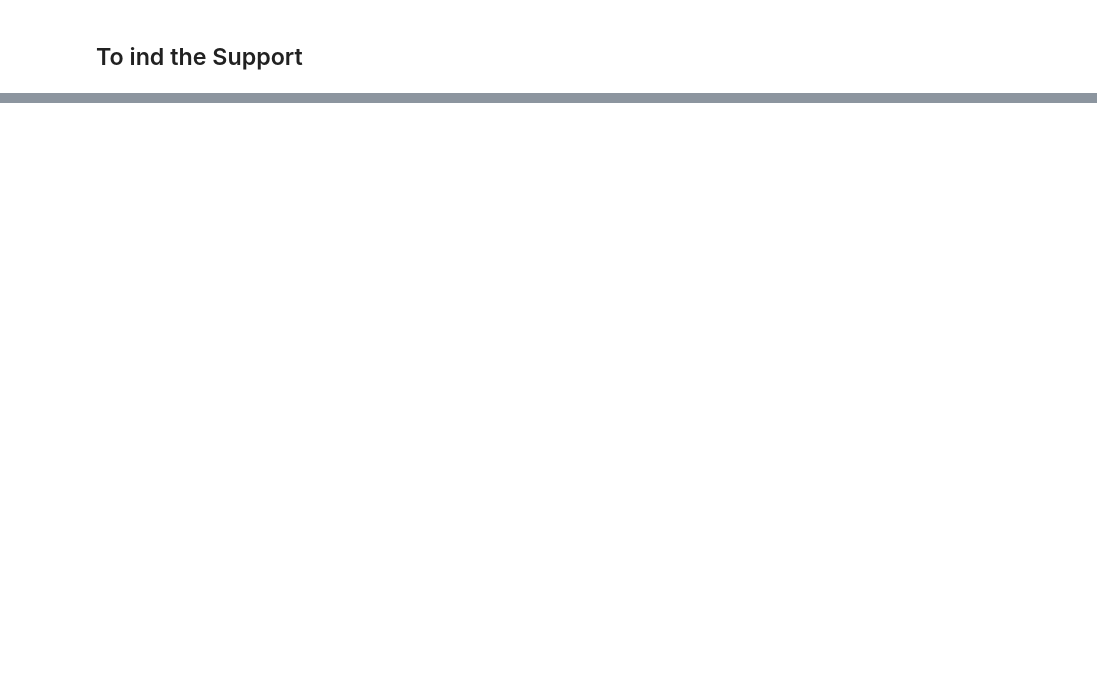
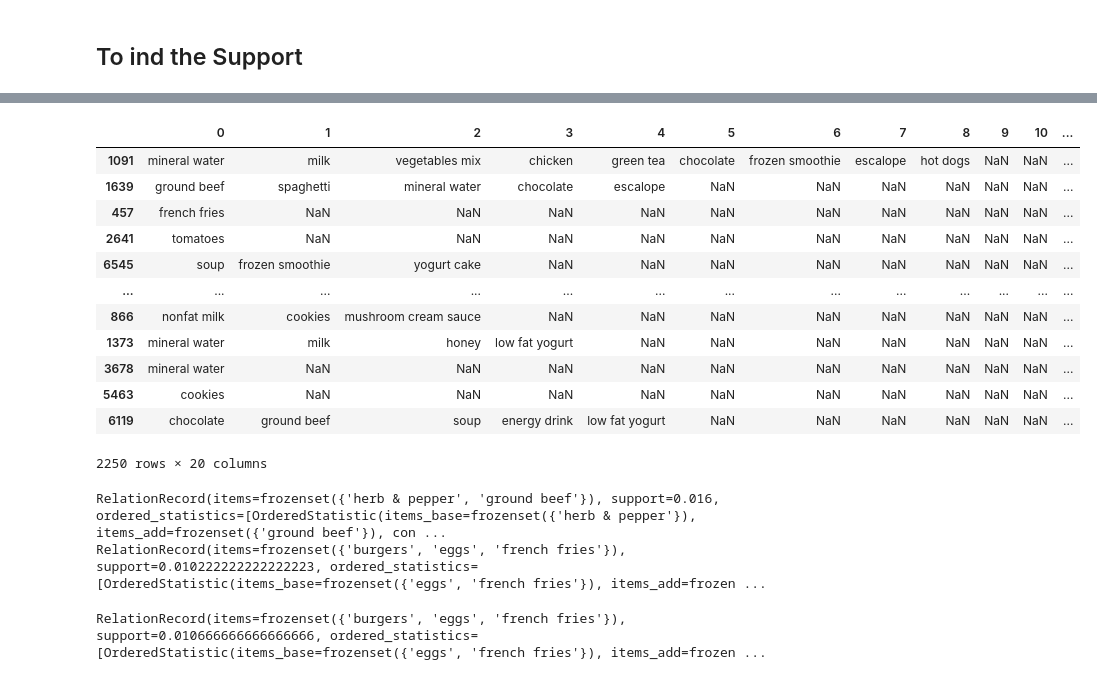
Before and after one commit to avadhdobariya601/AprioriAdvancement, a Jupyter notebook: Untitled1.ipynb, the cells around one changed output, grey strips where cells are left out. Cells and saved outputs as stored; diff of their text form; code cells hidden in the pictures; blank space fills up the shorter version.

```diff
--- a/Untitled1.ipynb
+++ b/Untitled1.ipynb
@@ -46,0 +143,18 @@ df3.describe()
+# %%
+nextthirtypercent =df.sample(frac=0.3)
+# %%
+nextthirtypercent
+# %% [output]
+|  | 0 | 1 | 2 | 3 | 4 | 5 | 6 | 7 | 8 | 9 | 10 | ... |
+| 1091 | mineral water | milk | vegetables mix | chicken | green tea | chocolate | frozen smoothie | escalope | hot dogs | NaN | NaN | ... |
+| 1639 | ground beef | spaghetti | mineral water | chocolate | escalope | NaN | NaN | NaN | NaN | NaN | NaN | ... |
+| 457 | french fries | NaN | NaN | NaN | NaN | NaN | NaN | NaN | NaN | NaN | NaN | ... |
+| 2641 | tomatoes | NaN | NaN | NaN | NaN | NaN | NaN | NaN | NaN | NaN | NaN | ... |
+| 6545 | soup | frozen smoothie | yogurt cake | NaN | NaN | NaN | NaN | NaN | NaN | NaN | NaN | ... |
+| ... | ... | ... | ... | ... | ... | ... | ... | ... | ... | ... | ... | ... |
+| 866 | nonfat milk | cookies | mushroom cream sauce | NaN | NaN | NaN | NaN | NaN | NaN | NaN | NaN | ... |
+| 1373 | mineral water | milk | honey | low fat yogurt | NaN | NaN | NaN | NaN | NaN | NaN | NaN | ... |
+| 3678 | mineral water | NaN | NaN | NaN | NaN | NaN | NaN | NaN | NaN | NaN | NaN | ... |
+| 5463 | cookies | NaN | NaN | NaN | NaN | NaN | NaN | NaN | NaN | NaN | NaN | ... |
+| 6119 | chocolate | ground beef | soup | energy drink | low fat yogurt | NaN | NaN | NaN | NaN | NaN | NaN | ... |
+2250 rows × 20 columns
@@ -46,0 +169,10 @@ df3.describe()
+# %%
+print(association_results[0])
+print(association_results[1])
+# %% [output]
+RelationRecord(items=frozenset({'herb & pepper', 'ground beef'}), support=0.016, ordered_statistics=[OrderedStatistic(items_base=frozenset({'herb & pepper'}), items_add=frozenset({'ground beef'}), con ...
+RelationRecord(items=frozenset({'burgers', 'eggs', 'french fries'}), support=0.010222222222222223, ordered_statistics=[OrderedStatistic(items_base=frozenset({'eggs', 'french fries'}), items_add=frozen ...
+# %%
+print(association_results_next[0])
+# %% [output]
+RelationRecord(items=frozenset({'burgers', 'eggs', 'french fries'}), support=0.010666666666666666, ordered_statistics=[OrderedStatistic(items_base=frozenset({'eggs', 'french fries'}), items_add=frozen ...
```
Also changed, not shown: parts of 19 cells of this notebook.
